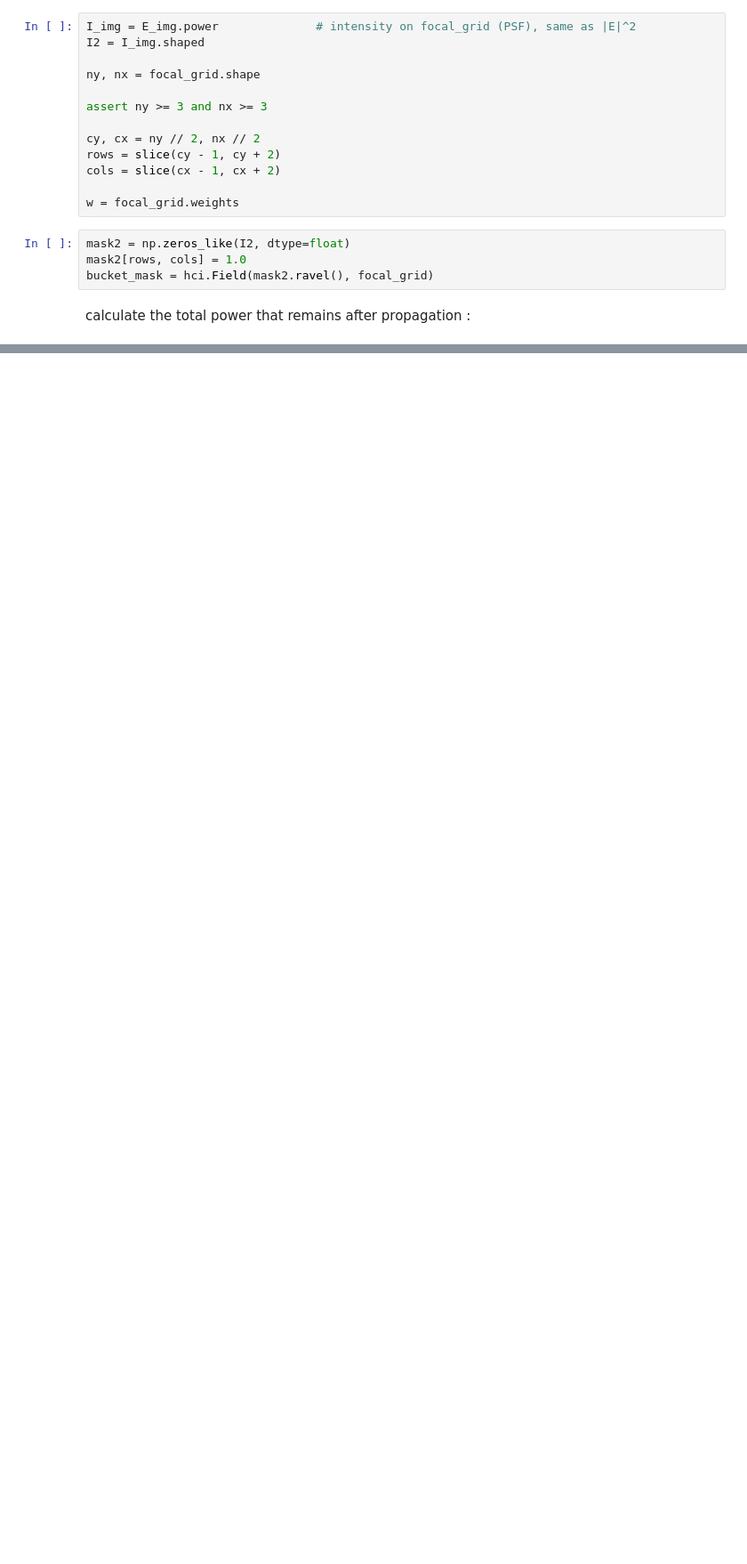
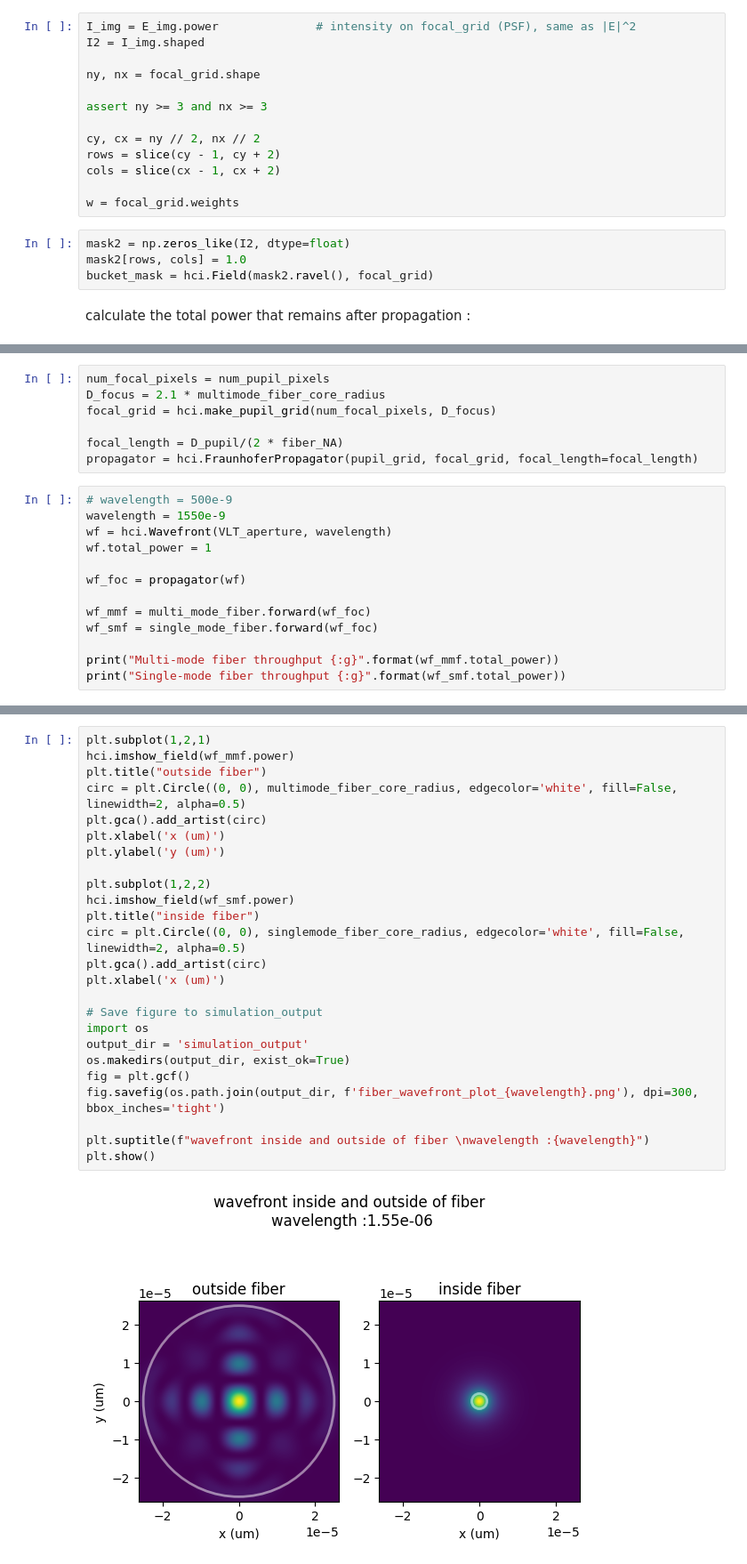
Before and after one commit to yizharf9/qkd, a Jupyter notebook: oct_2025/simulation.ipynb, the cells around one changed output, grey strips where cells are left out. Shown at 89% size. Cells and saved outputs as stored; diff of their text form; blank space fills up the shorter version.

```diff
--- a/oct_2025/simulation.ipynb
+++ b/oct_2025/simulation.ipynb
@@ -135,0 +318,20 @@ print(np.log10(I2_masked.sum()/I2.sum()))
+# %%
+num_focal_pixels = num_pupil_pixels
+D_focus = 2.1 * multimode_fiber_core_radius
+focal_grid = hci.make_pupil_grid(num_focal_pixels, D_focus)
+
+focal_length = D_pupil/(2 * fiber_NA)
+propagator = hci.FraunhoferPropagator(pupil_grid, focal_grid, focal_length=focal_length)
+# %%
+# wavelength = 500e-9
+wavelength = 1550e-9
+wf = hci.Wavefront(VLT_aperture, wavelength)
+wf.total_power = 1
+
+wf_foc = propagator(wf)
+
+wf_mmf = multi_mode_fiber.forward(wf_foc)
+wf_smf = single_mode_fiber.forward(wf_foc)
+
+print("Multi-mode fiber throughput {:g}".format(wf_mmf.total_power))
+print("Single-mode fiber throughput {:g}".format(wf_smf.total_power))
@@ -135,0 +341,27 @@ print(np.log10(I2_masked.sum()/I2.sum()))
+# %%
+plt.subplot(1,2,1)
+hci.imshow_field(wf_mmf.power)
+plt.title("outside fiber")
+circ = plt.Circle((0, 0), multimode_fiber_core_radius, edgecolor='white', fill=False, linewidth=2, alpha=0.5)
+plt.gca().add_artist(circ)
+plt.xlabel('x (um)')
+plt.ylabel('y (um)')
+
+plt.subplot(1,2,2)
+hci.imshow_field(wf_smf.power)
+plt.title("inside fiber")
+circ = plt.Circle((0, 0), singlemode_fiber_core_radius, edgecolor='white', fill=False, linewidth=2, alpha=0.5)
+plt.gca().add_artist(circ)
+plt.xlabel('x (um)')
+
+# Save figure to simulation_output
+import os
+output_dir = 'simulation_output'
+os.makedirs(output_dir, exist_ok=True)
+fig = plt.gcf()
+fig.savefig(os.path.join(output_dir, f'fiber_wavefront_plot_{wavelength}.png'), dpi=300, bbox_inches='tight')
+
+plt.suptitle(f"wavefront inside and outside of fiber \nwavelength :{wavelength}")
+plt.show()
+# %% [output]
+[figure, added]
```
Also changed, not shown: parts of 25 cells of this notebook, 1 other file.
